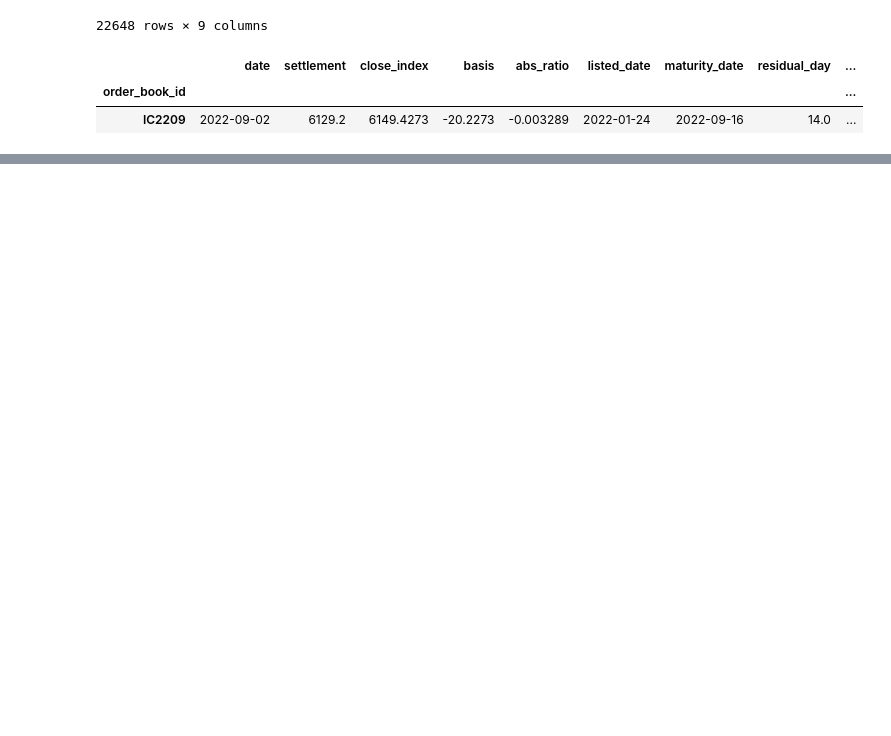
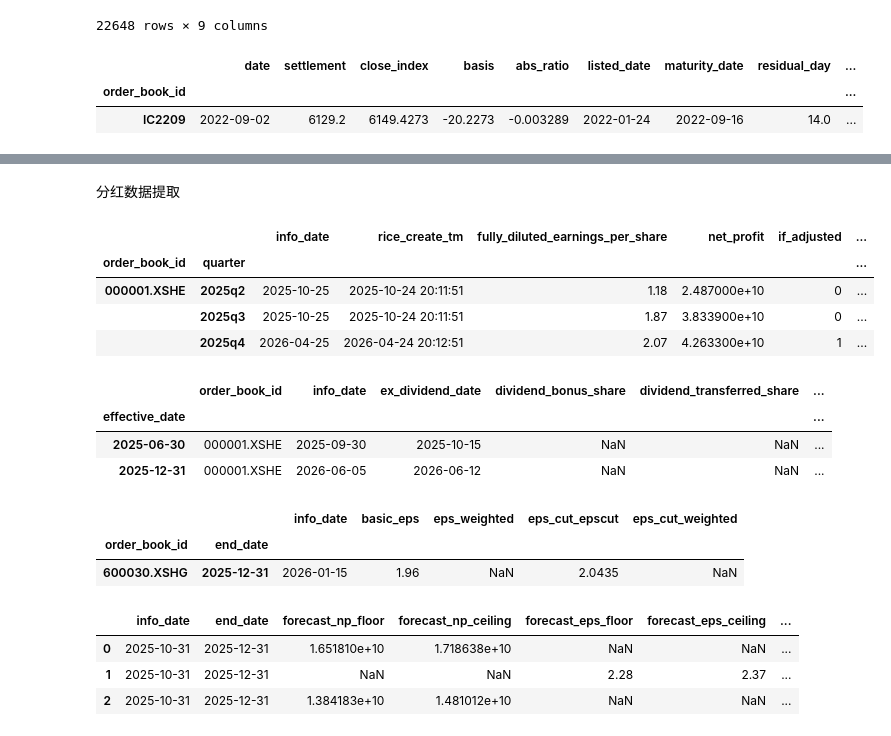
Before and after one commit to LeeSXS23456/REPOSITORY, a Jupyter notebook: data_extract.ipynb, the cells around one changed output, grey strips where cells are left out. Cells and saved outputs as stored; diff of their text form; code cells hidden in the pictures; blank space fills up the shorter version.

```diff
--- a/data_extract.ipynb
+++ b/data_extract.ipynb
@@ -1365,0 +1405,34 @@ temp = futures.get_current_basis("IM2609",market='cn')
+# %% [markdown]
+分红数据提取
+# %%
+#财务信息
+get_pit_financials_ex('000001.XSHE', ["net_profit","basic_earnings_per_share","fully_diluted_earnings_per_share"], start_quarter="2025q2", end_quarter="2025q4", date=None, statements='latest', market='cn')
+# %% [output]
+|  |  | info_date | rice_create_tm | fully_diluted_earnings_per_share | net_profit | if_adjusted | ... |
+| order_book_id | quarter |  |  |  |  |  | ... |
+| 000001.XSHE | 2025q2 | 2025-10-25 | 2025-10-24 20:11:51 | 1.18 | 2.487000e+10 | 0 | ... |
+|  | 2025q3 | 2025-10-25 | 2025-10-24 20:11:51 | 1.87 | 3.833900e+10 | 0 | ... |
+|  | 2025q4 | 2026-04-25 | 2026-04-24 20:12:51 | 2.07 | 4.263300e+10 | 1 | ... |
+# %%
+get_dividend_info('000001.XSHE', start_date="20250101", end_date="20251231", market='cn')
+# %% [output]
+|  | order_book_id | info_date | ex_dividend_date | dividend_bonus_share | dividend_transferred_share | ... |
+| effective_date |  |  |  |  |  | ... |
+| 2025-06-30 | 000001.XSHE | 2025-09-30 | 2025-10-15 | NaN | NaN | ... |
+| 2025-12-31 | 000001.XSHE | 2026-06-05 | 2026-06-12 | NaN | NaN | ... |
+# %%
+#财务快报（在报告期结束之后，但是正式报表披露之前）
+#current_performance('000004.XSHE')
+current_performance('600030.XSHG', info_date=None, quarter='2025q4', interval="3q", fields=["basic_eps","eps_weighted","eps_cut_epscut","eps_cut_weighted"], market='cn')
+# %% [output]
+|  |  | info_date | basic_eps | eps_weighted | eps_cut_epscut | eps_cut_weighted |
+| order_book_id | end_date |  |  |  |  |  |
+| 600030.XSHG | 2025-12-31 | 2026-01-15 | 1.96 | NaN | 2.0435 | NaN |
+# %%
+#业绩预告(在报告期还未结束的时候)
+performance_forecast('002475.XSHE', info_date=None, end_date="20251231", fields=["forecast_np_floor","forecast_np_ceiling","forecast_eps_floor","forecast_eps_ceiling"], market='cn') #[0]
+# %% [output]
+|  | info_date | end_date | forecast_np_floor | forecast_np_ceiling | forecast_eps_floor | forecast_eps_ceiling | ... |
+| 0 | 2025-10-31 | 2025-12-31 | 1.651810e+10 | 1.718638e+10 | NaN | NaN | ... |
+| 1 | 2025-10-31 | 2025-12-31 | NaN | NaN | 2.28 | 2.37 | ... |
+| 2 | 2025-10-31 | 2025-12-31 | 1.384183e+10 | 1.481012e+10 | NaN | NaN | ... |
```
Also changed, not shown: parts of 4 cells of this notebook.
